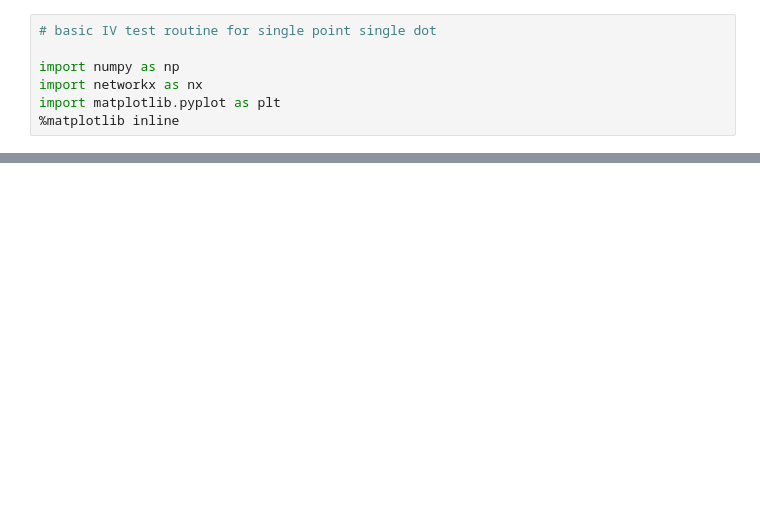
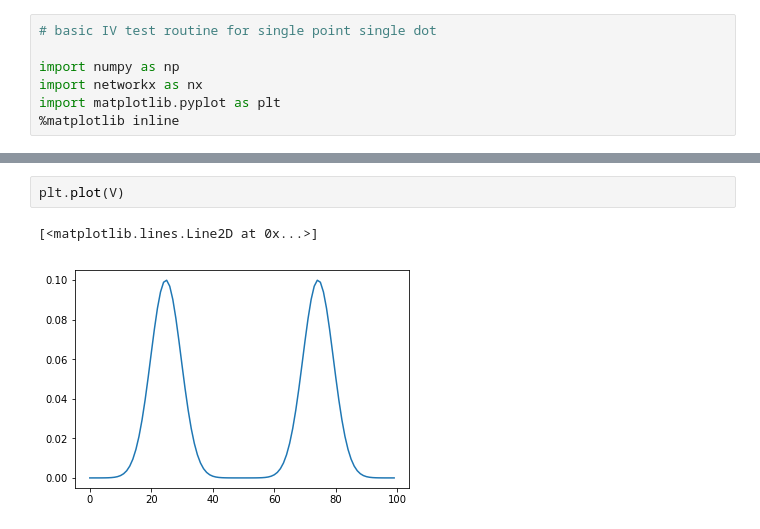
Before and after one commit to Quantumgame/quantum-ml, a Jupyter notebook: ndot/lib/single_dot.ipynb, the cells around one changed output, grey strips where cells are left out. Drawn from its saved outputs; the diff is of its cells as text; blank space fills up the shorter version.

```diff
--- a/ndot/lib/single_dot.ipynb
+++ b/ndot/lib/single_dot.ipynb
@@ -45,3 +59,8 @@ for i in range(N_v_points):
+# %%
+plt.plot(V)
+# %% [output]
+[<matplotlib.lines.Line2D at 0x...>]
+[figure, added]
 # %%
 nx.draw_shell(G,with_labels=True)
 # %% [output]
```
Also changed, not shown: parts of 4 cells of this notebook, 7 other files.
